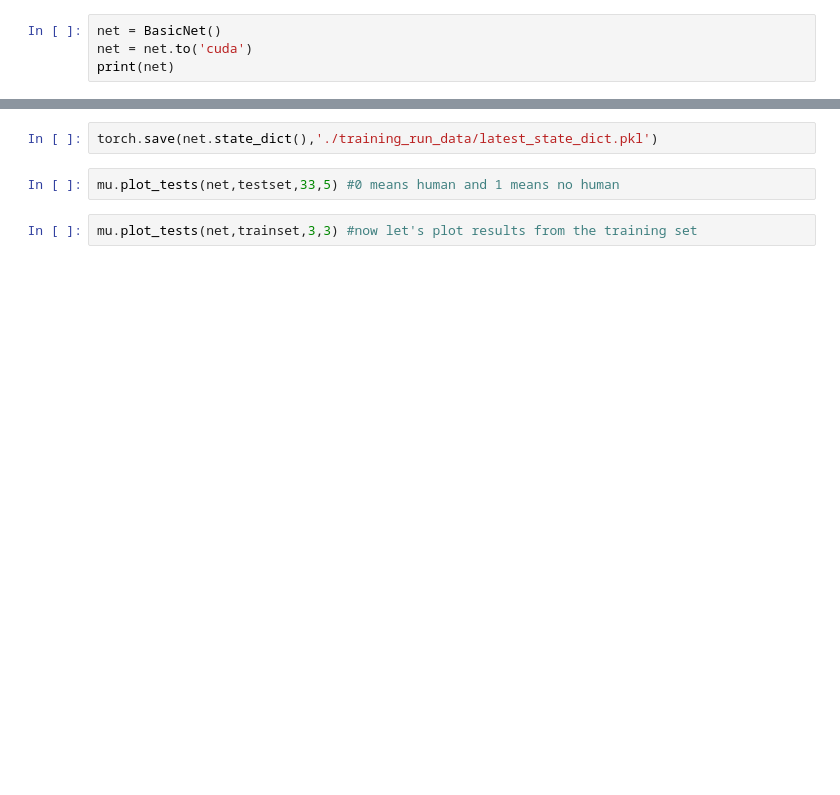
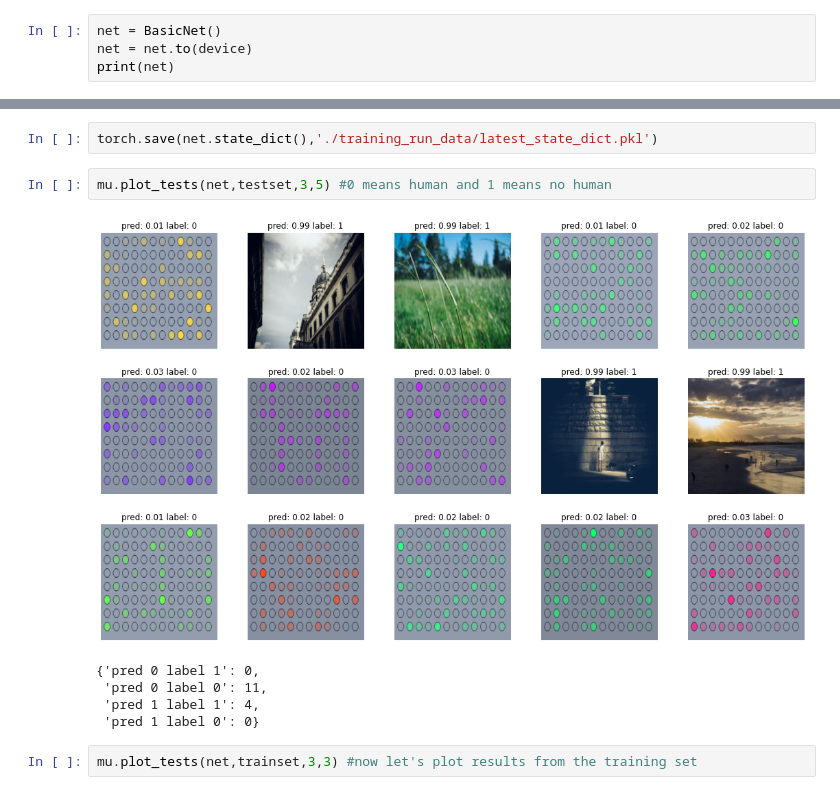
Before and after one commit to armobob74/human-detector, a Jupyter notebook: train_classifier.ipynb, the cells around one changed output, grey strips where cells are left out. Drawn from its saved outputs; the diff is of its cells as text; blank space fills up the shorter version.

```diff
--- a/train_classifier.ipynb
+++ b/train_classifier.ipynb
@@ -64,4 +84,4 @@ plt.title("Category "+str(n))
 # %%
 net = BasicNet()
-net = net.to('cuda')
+net = net.to(device)
 print(net)
@@ -105,6 +151,12 @@ mu.save_loss_plot(optimizer,save_path)
 # %%
 torch.save(net.state_dict(),'./training_run_data/latest_state_dict.pkl')
 # %%
-mu.plot_tests(net,testset,33,5) #0 means human and 1 means no human
+mu.plot_tests(net,testset,3,5) #0 means human and 1 means no human
+# %% [output]
+[figure, added]
+{'pred 0 label 1': 0,
+ 'pred 0 label 0': 11,
+ 'pred 1 label 1': 4,
+ 'pred 1 label 0': 0}
 # %%
 mu.plot_tests(net,trainset,3,3) #now let's plot results from the training set
```
Also changed, not shown: parts of 7 cells of this notebook, 8 other files.
